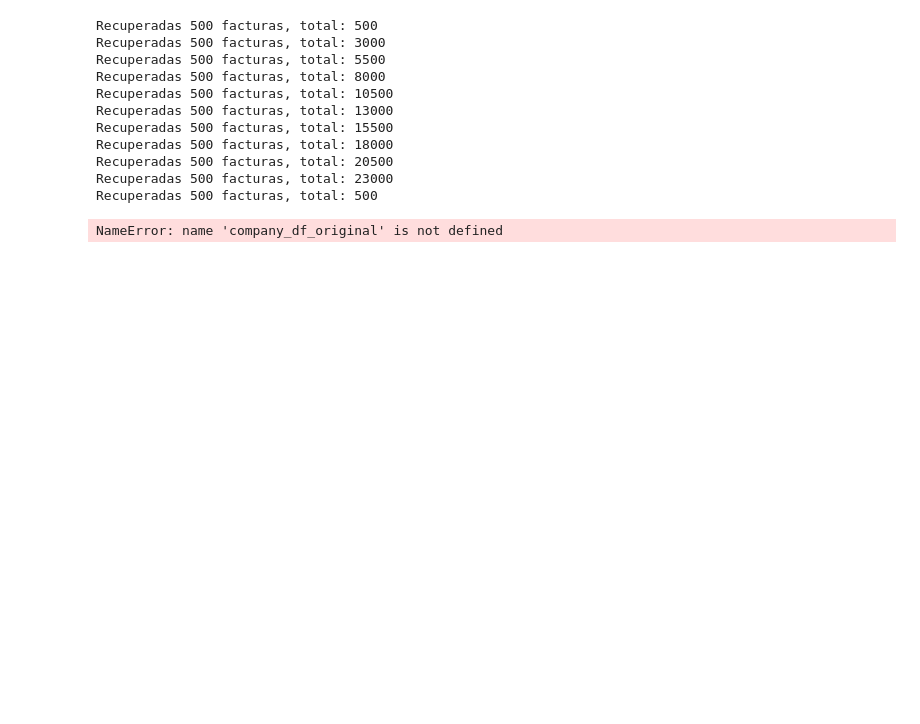
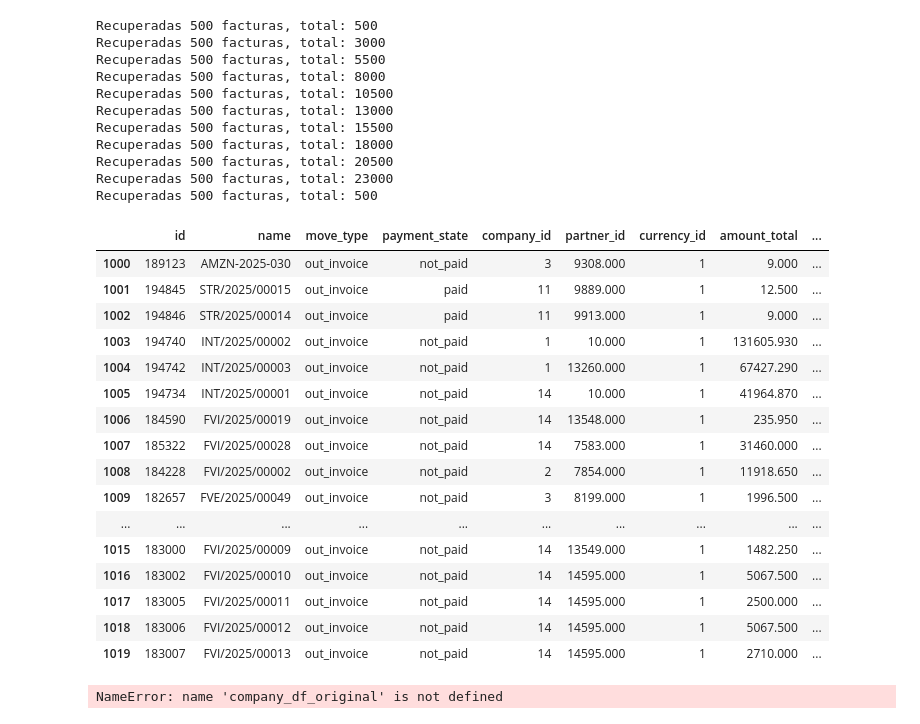
Before and after one commit to isma-fernandez/ai-agent-invoice-payment-prediction-b2b, a Jupyter notebook: exploratory.ipynb, the cells around one changed output. Cells and saved outputs as stored; diff of their text form; code cells hidden in the pictures; blank space fills up the shorter version.

```diff
--- a/exploratory.ipynb
+++ b/exploratory.ipynb
@@ -189,6 +189,31 @@ Recuperadas 500 facturas, total: 500
 # %%
 outbound_invoices_df_original.to_pickle('outbound_invoices.pkl')
 partners_df_original.to_pickle('partners.pkl')
+# %%
+pd.set_option('display.max_columns', None)
+X = pd.read_pickle('data/X_auto.pkl')
+y = pd.read_pickle('data/y_auto.pkl')
+agent_dataset = pd.read_pickle('data/agent_dataset_auto.pkl')
+# %%
+agent_dataset[1000:1020]
+# %% [output]
+|  | id | name | move_type | payment_state | company_id | partner_id | currency_id | amount_total | ... |
+| 1000 | 189123 | AMZN-2025-030 | out_invoice | not_paid | 3 | 9308.000 | 1 | 9.000 | ... |
+| 1001 | 194845 | STR/2025/00015 | out_invoice | paid | 11 | 9889.000 | 1 | 12.500 | ... |
+| 1002 | 194846 | STR/2025/00014 | out_invoice | paid | 11 | 9913.000 | 1 | 9.000 | ... |
+| 1003 | 194740 | INT/2025/00002 | out_invoice | not_paid | 1 | 10.000 | 1 | 131605.930 | ... |
+| 1004 | 194742 | INT/2025/00003 | out_invoice | not_paid | 1 | 13260.000 | 1 | 67427.290 | ... |
+| 1005 | 194734 | INT/2025/00001 | out_invoice | not_paid | 14 | 10.000 | 1 | 41964.870 | ... |
+| 1006 | 184590 | FVI/2025/00019 | out_invoice | not_paid | 14 | 13548.000 | 1 | 235.950 | ... |
+| 1007 | 185322 | FVI/2025/00028 | out_invoice | not_paid | 14 | 7583.000 | 1 | 31460.000 | ... |
+| 1008 | 184228 | FVI/2025/00002 | out_invoice | not_paid | 2 | 7854.000 | 1 | 11918.650 | ... |
+| 1009 | 182657 | FVE/2025/00049 | out_invoice | not_paid | 3 | 8199.000 | 1 | 1996.500 | ... |
+| ... | ... | ... | ... | ... | ... | ... | ... | ... | ... |
+| 1015 | 183000 | FVI/2025/00009 | out_invoice | not_paid | 14 | 13549.000 | 1 | 1482.250 | ... |
+| 1016 | 183002 | FVI/2025/00010 | out_invoice | not_paid | 14 | 14595.000 | 1 | 5067.500 | ... |
+| 1017 | 183005 | FVI/2025/00011 | out_invoice | not_paid | 14 | 14595.000 | 1 | 2500.000 | ... |
+| 1018 | 183006 | FVI/2025/00012 | out_invoice | not_paid | 14 | 14595.000 | 1 | 5067.500 | ... |
+| 1019 | 183007 | FVI/2025/00013 | out_invoice | not_paid | 14 | 14595.000 | 1 | 2710.000 | ... |
 # %%
 invoice_lines_df_original.to_pickle("invoice_lines.pkl")
 # %%
```
Also changed, not shown: 2 other files.
